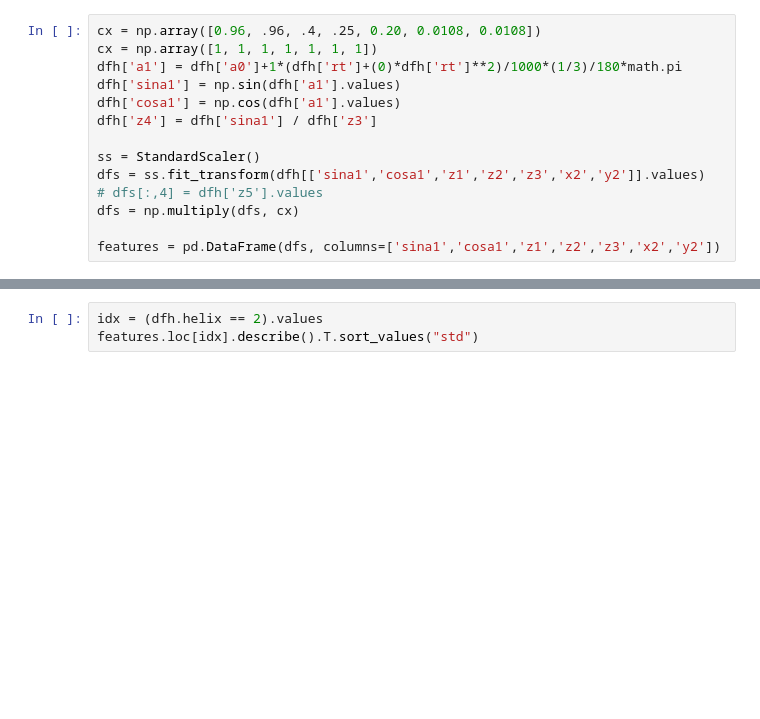
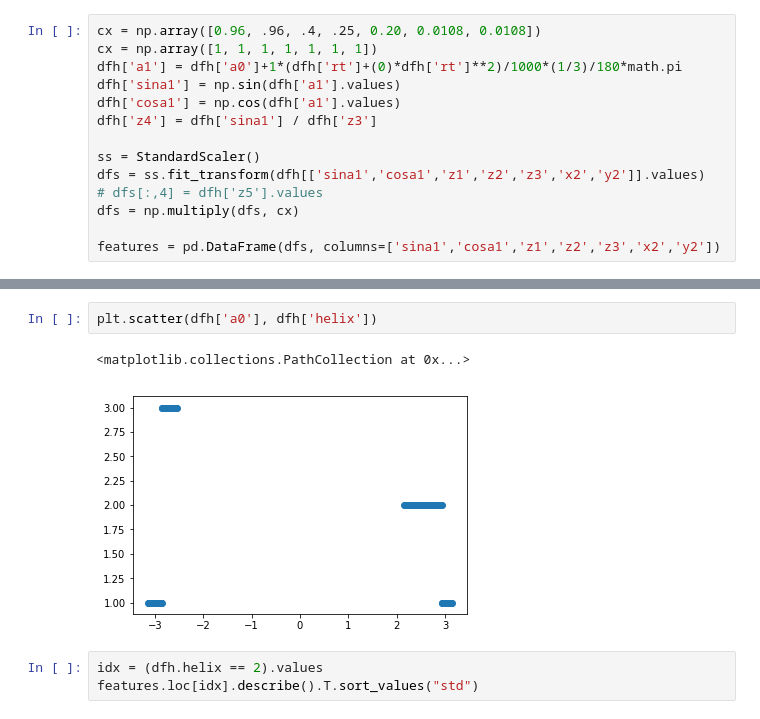
Before and after one commit to escuccim/trackml_code, a Jupyter notebook: Untitled1.ipynb, the cells around one changed output, grey strips where cells are left out. Drawn from its saved outputs; the diff is of its cells as text; blank space fills up the shorter version.

```diff
--- a/Untitled1.ipynb
+++ b/Untitled1.ipynb
@@ -277,3 +288,8 @@ dfh[dfh.helix == 3].describe()
+# %%
+plt.scatter(dfh['a0'], dfh['helix'])
+# %% [output]
+<matplotlib.collections.PathCollection at 0x...>
+[figure, added]
 # %%
 idx = (dfh.helix == 2).values
 features.loc[idx].describe().T.sort_values("std")
```
Also changed, not shown: parts of 9 cells of this notebook, 7 other files.
